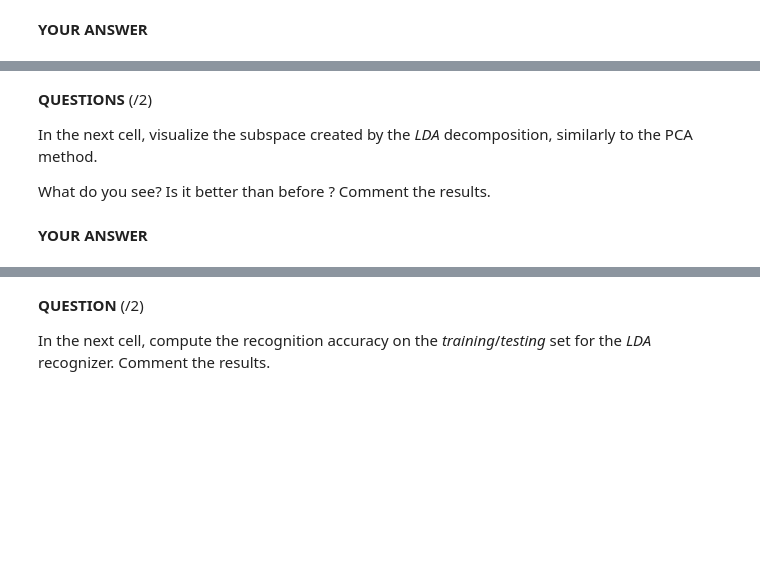
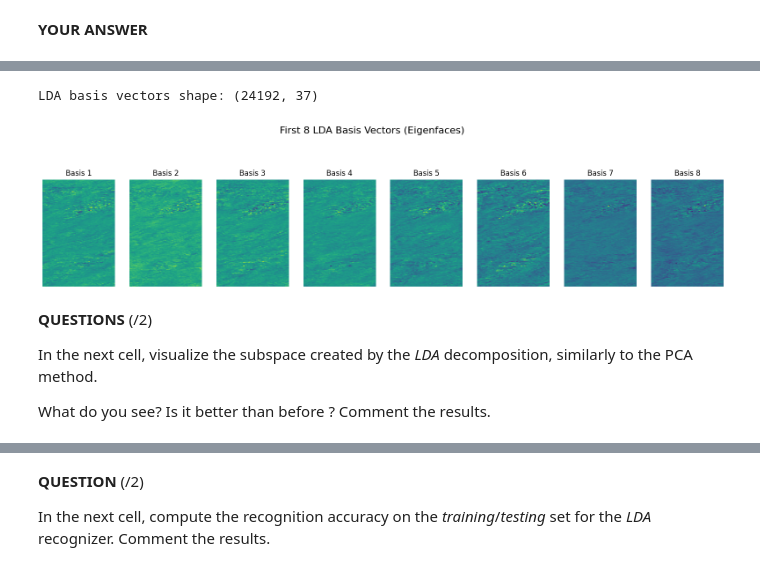
Before and after one commit to AlexYcode/IPLAB, a Jupyter notebook: Lab2/code/02_object_detection_and_recognition_2025.ipynb, the cells around one changed output, grey strips where cells are left out. Drawn from its saved outputs; the diff is of its cells as text; code cells hidden in the pictures; blank space fills up the shorter version.

```diff
--- a/Lab2/code/02_object_detection_and_recognition_2025.ipynb
+++ b/Lab2/code/02_object_detection_and_recognition_2025.ipynb
@@ -1661,3 +1725,26 @@ In the next cell, compute the *LDA* subspace similar to what you have done befor
+# %%
+# YOUR CODE HERE
+from sklearn.discriminant_analysis import LinearDiscriminantAnalysis
+lda = LinearDiscriminantAnalysis(n_components=8)  # Specify the number of components
+lda.fit(train_img, train_label)  # Fit LDA using training data and labels
+
+# Step 2: Extract basis vectors (LDA components)
+lda_basis = lda.scalings_  # Shape: [K x n_components]
+print(f"LDA basis vectors shape: {lda_basis.shape}")
+
+# Step 3: Visualize the first 8 basis vectors
+fig, axs = plt.subplots(1, 8, figsize=(20, 5))  # Larger figure for visualization
+for i in range(8):
+    basis_vector = lda_basis[:, i].reshape((189, 128))  # Reshape based on expected image size (e.g., 128x189)
+    axs[i].imshow(basis_vector)
+    axs[i].axis('off')
+    axs[i].set_title(f"Basis {i+1}")
+
+plt.suptitle("First 8 LDA Basis Vectors (Eigenfaces)", fontsize=16)
+plt.show()
+# %% [output]
+LDA basis vectors shape: (24192, 37)
+[figure, added]
 # %% [markdown]
 **QUESTIONS** (/2)
 
@@ -1669,2 +1753,0 @@ What do you see? Is it better than before ? Comment the results.
-# %% [markdown]
-**YOUR ANSWER**
```
Also changed, not shown: parts of 24 cells of this notebook.
